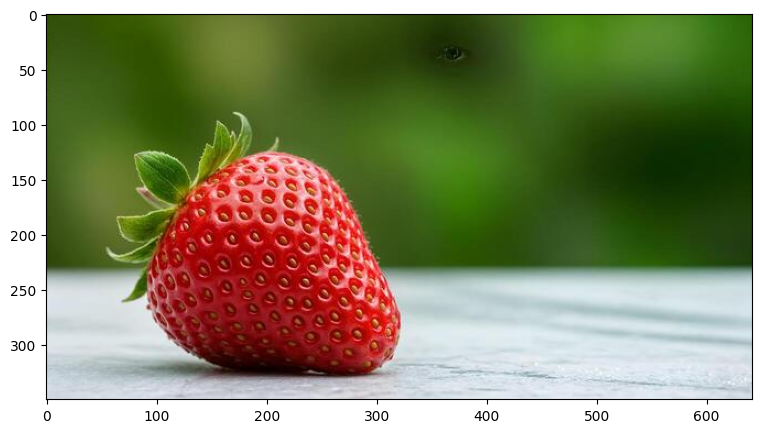
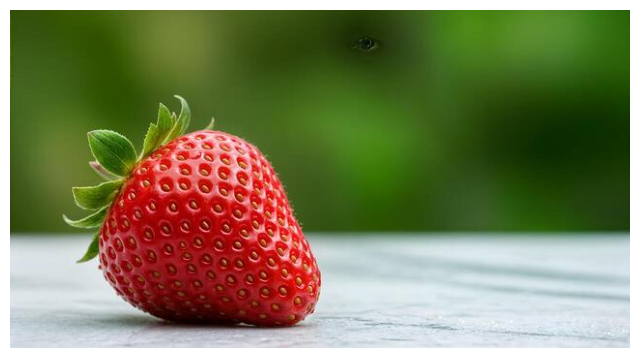
Code edit (unified diff) that turned the first committed figure into the second:
--- before
+++ after
@@ -1,3 +1,5 @@
 img = cv2.imread('../data/strawberry.png')
 img = cv2.cvtColor(img, cv2.COLOR_BGR2RGB)
+plt.figure(figsize=(8, 6))
 plt.imshow(img)
+plt.axis('off')

Commit: lab2 upd